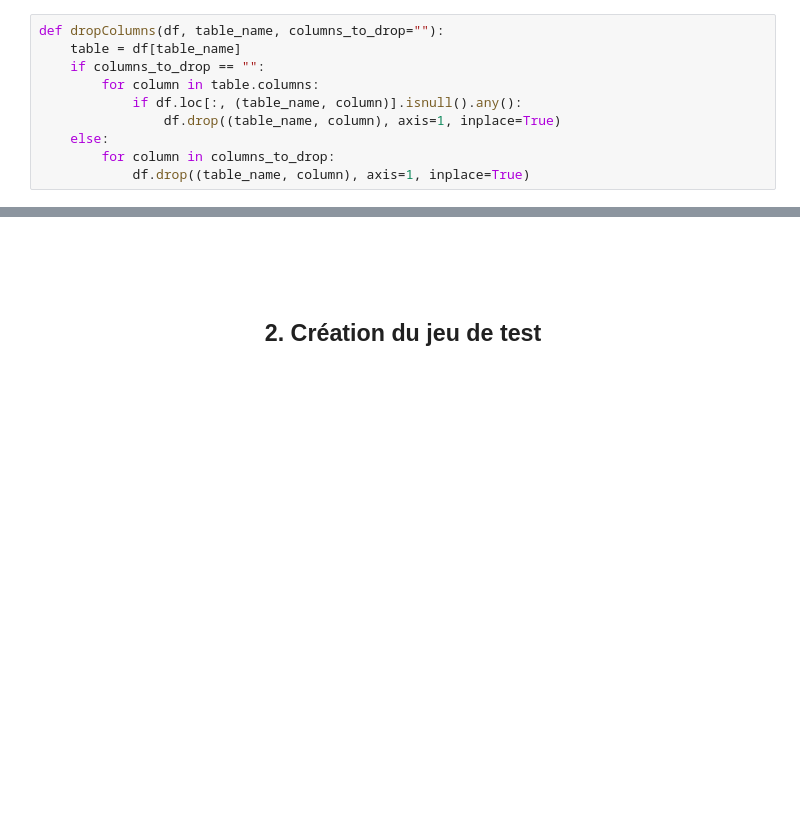
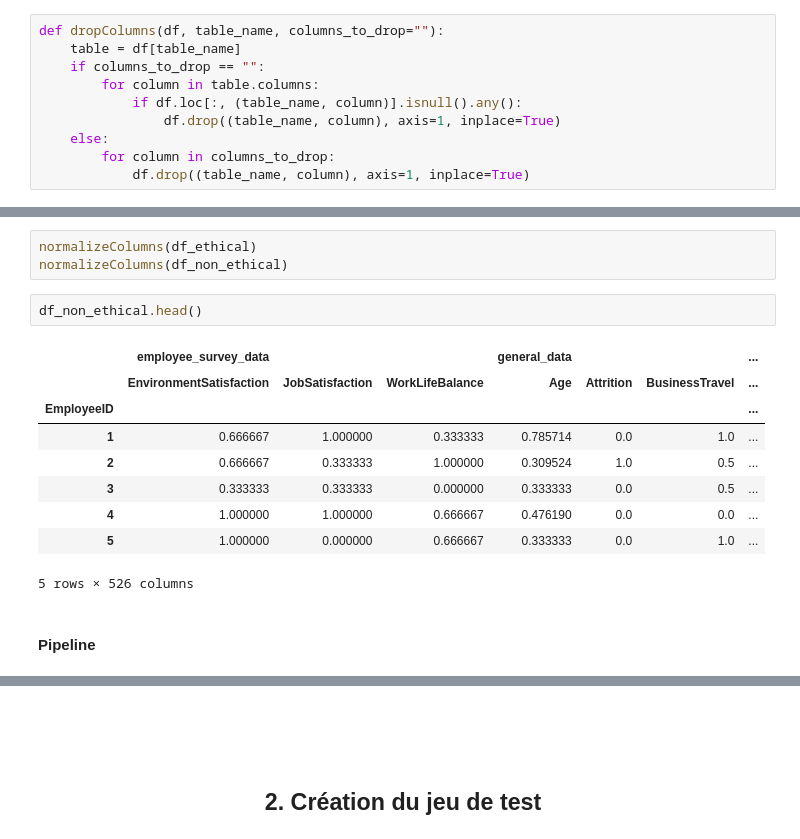
Before and after one commit to ArkaniosCesi/IA_project, a Jupyter notebook: Groupe2_IA.ipynb, the cells around one changed output, grey strips where cells are left out. Saved outputs shown, nothing was run; the diff lists cells and outputs as text; blank space fills up the shorter version.

```diff
--- a/Groupe2_IA.ipynb
+++ b/Groupe2_IA.ipynb
@@ -304,0 +257,17 @@ df_pipeline.head()
+# %%
+normalizeColumns(df_ethical)
+normalizeColumns(df_non_ethical)
+# %%
+df_non_ethical.head()
+# %% [output]
+|  | employee_survey_data |  |  | general_data |  |  | ... |
+|  | EnvironmentSatisfaction | JobSatisfaction | WorkLifeBalance | Age | Attrition | BusinessTravel | ... |
+| EmployeeID |  |  |  |  |  |  | ... |
+| 1 | 0.666667 | 1.000000 | 0.333333 | 0.785714 | 0.0 | 1.0 | ... |
+| 2 | 0.666667 | 0.333333 | 1.000000 | 0.309524 | 1.0 | 0.5 | ... |
+| 3 | 0.333333 | 0.333333 | 0.000000 | 0.333333 | 0.0 | 0.5 | ... |
+| 4 | 1.000000 | 1.000000 | 0.666667 | 0.476190 | 0.0 | 0.0 | ... |
+| 5 | 1.000000 | 0.000000 | 0.666667 | 0.333333 | 0.0 | 1.0 | ... |
+5 rows × 526 columns
+# %% [markdown]
+#### Pipeline
```
Also changed, not shown: parts of 90 cells of this notebook.
